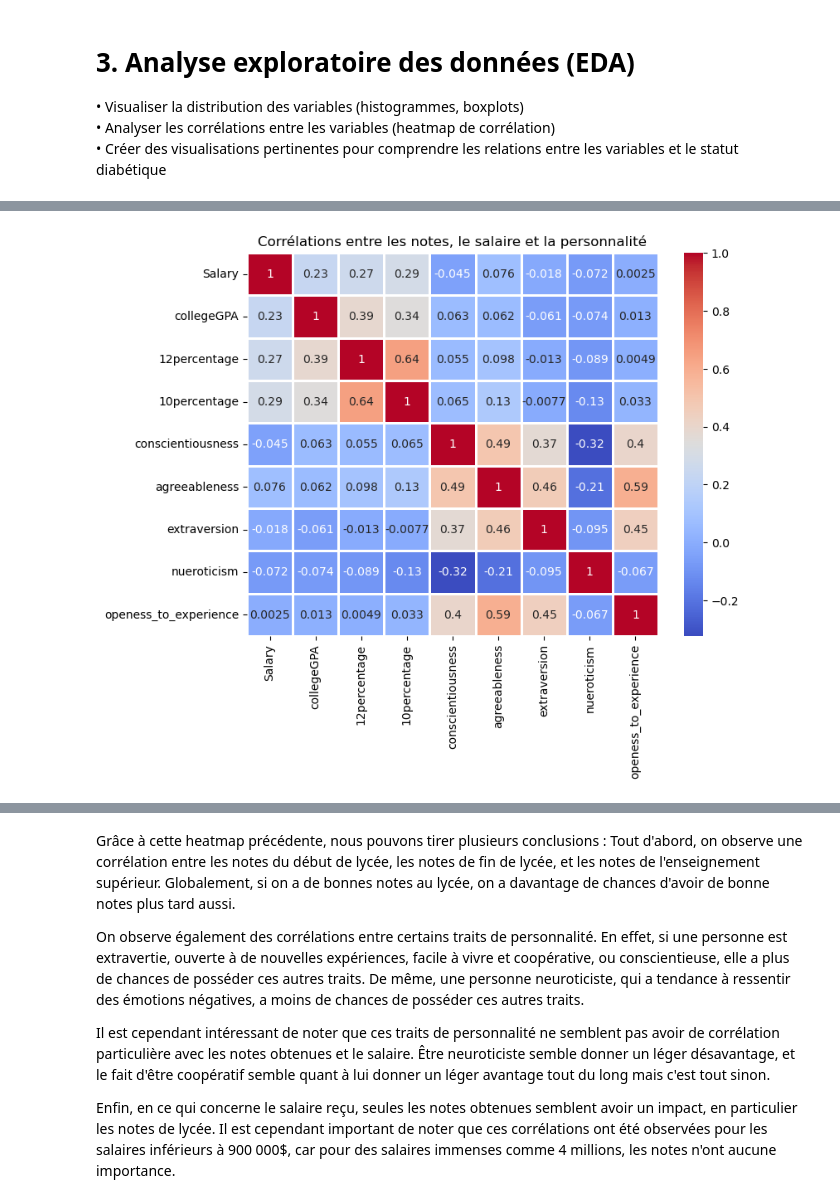
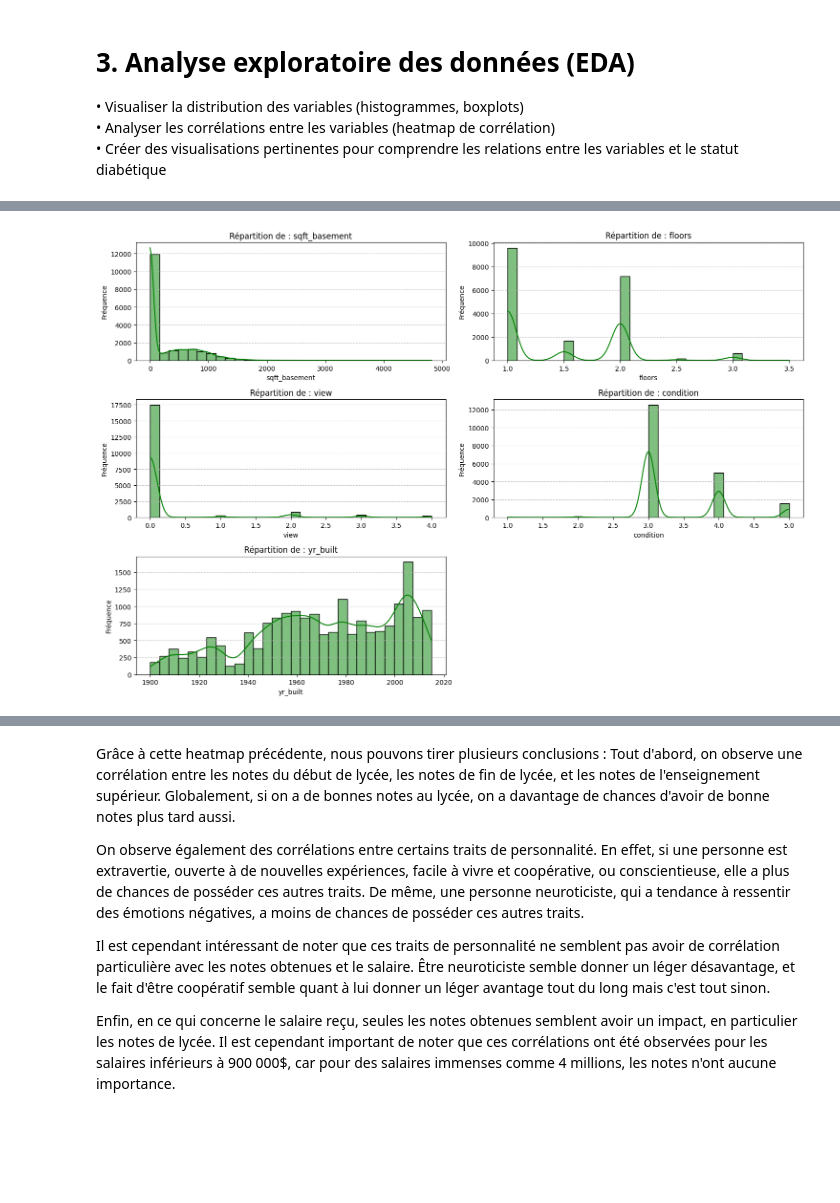
Before and after one commit to MGentieu/Projet_python_data, a Jupyter notebook: Notebook_projet.ipynb, the cells around one changed output, grey strips where cells are left out. Cells and saved outputs as stored; diff of their text form; code cells hidden in the pictures; blank space fills up the shorter version.

```diff
--- a/Notebook_projet.ipynb
+++ b/Notebook_projet.ipynb
@@ -233,16 +181,0 @@ plt.show()
-# %%
-# Liste des colonnes de scores psychologiques avec les noms corrigés
-psychological_scores_corrected = ['conscientiousness', 'agreeableness', 'extraversion', 'nueroticism', 'openess_to_experience']
-
-# Tracer la répartition des scores psychologiques avec les noms corrigés
-plt.figure(figsize=(14, 10))
-for i, col in enumerate(psychological_scores_corrected, 1):
-    plt.subplot(3, 2, i)
-    plt.hist(df[col].dropna(), bins=20, color='mediumpurple', edgecolor='black')
-    plt.title(col.capitalize().replace("_", " "))
-    plt.xlabel("Score")
-    plt.ylabel("Nombre de candidats")
-    plt.tight_layout(pad=1.0)
-
-plt.suptitle("Répartition des Scores Psychologiques", y=1.05, fontsize=16)
-plt.show()
@@ -340,13 +182,19 @@ Passing `palette` without assigning `hue` is deprecated and will be removed in v
-# %%
-
-#temp = pd.crosstab(index = tab_cut, columns = tab_cut)
-temp = df[['Salary','collegeGPA', '12percentage', '10percentage', 'conscientiousness','agreeableness','extraversion','nueroticism','openess_to_experience']]
-temp = temp[temp['Salary']<900000]
-matrice_corr = temp.corr()
-
-plt.figure(figsize=(8,6))
-sb.heatmap(data = matrice_corr, annot=True, linewidths= 1.0, cmap = 'coolwarm')
-plt.title("Corrélations entre les notes, le salaire et la personnalité")
-plt.show()
-# %% [output]
-[figure, removed]
+# %%
+# Variables supplémentaires à explorer
+variables_to_visualize = ['sqft_basement', 'floors', 'view', 'condition', 'yr_built']
+
+plt.figure(figsize=(15, 10))
+
+# Histogrammes pour chaque variable
+for i, column in enumerate(variables_to_visualize, 1):
+    plt.subplot(3, 2, i)
+    sb.histplot(df[column], kde=True, bins=30, color='green')
+    plt.title(f"Répartition de : {column}")
+    plt.xlabel(column)
+    plt.ylabel("Fréquence")
+    plt.grid(axis='y', linestyle='--', alpha=0.7)
+
+plt.tight_layout()
+plt.show()
+# %% [output]
+[figure, added]
```
Also changed, not shown: parts of 25 cells of this notebook.
